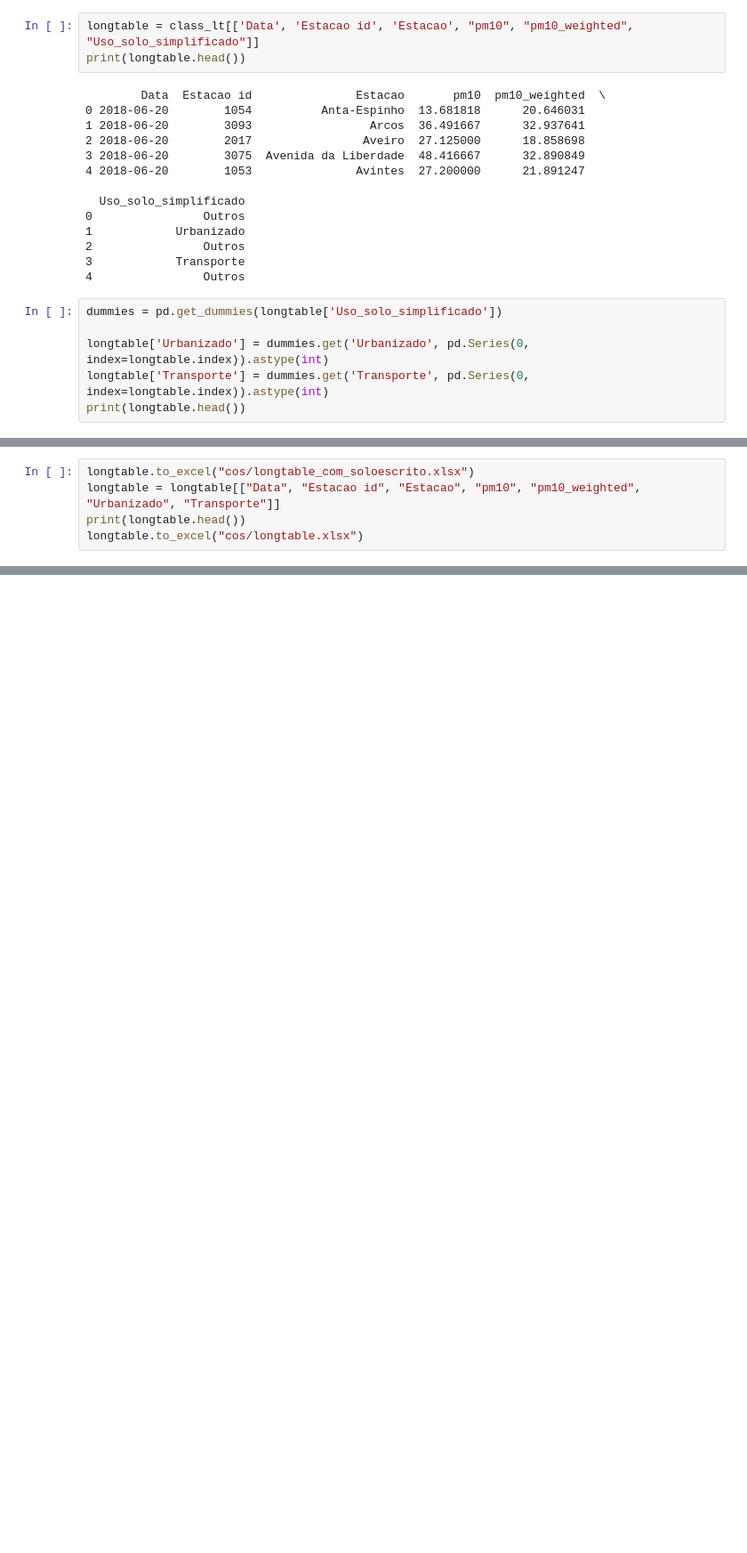
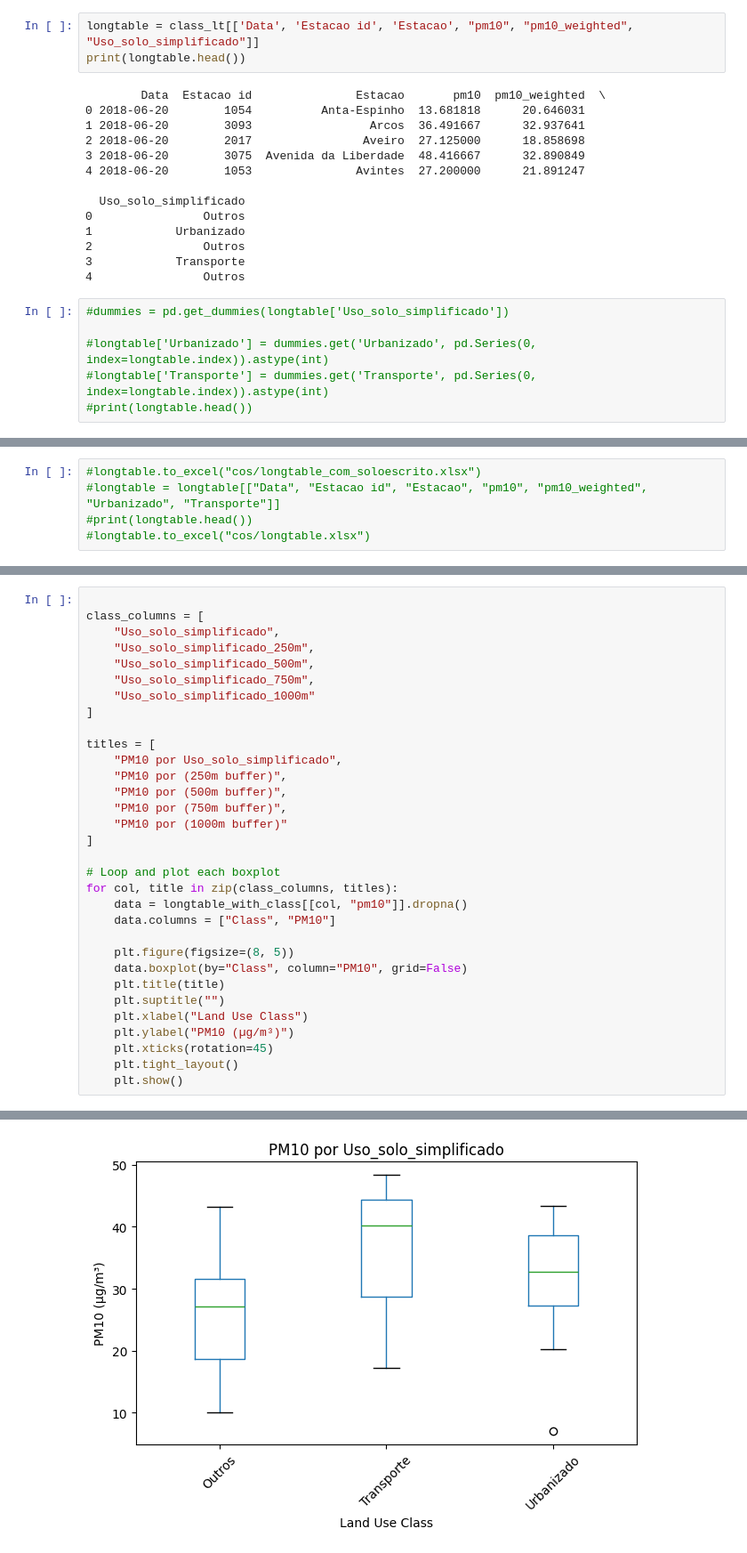
Before and after one commit to FC1104-XX/ProjIntegrador, a Jupyter notebook: processamento2.ipynb, the cells around one changed output, grey strips where cells are left out. Shown at 89% size. Saved outputs shown, nothing was run; the diff lists cells and outputs as text; blank space fills up the shorter version.

Commit message:
buffers

```diff
--- a/processamento2.ipynb
+++ b/processamento2.ipynb
@@ -244,8 +245,8 @@ print(longtable.head())
 3            Transporte
 4                Outros
 # %%
-dummies = pd.get_dummies(longtable['Uso_solo_simplificado'])
+#dummies = pd.get_dummies(longtable['Uso_solo_simplificado'])
 
-longtable['Urbanizado'] = dummies.get('Urbanizado', pd.Series(0, index=longtable.index)).astype(int)
-longtable['Transporte'] = dummies.get('Transporte', pd.Series(0, index=longtable.index)).astype(int)
-print(longtable.head())
+#longtable['Urbanizado'] = dummies.get('Urbanizado', pd.Series(0, index=longtable.index)).astype(int)
+#longtable['Transporte'] = dummies.get('Transporte', pd.Series(0, index=longtable.index)).astype(int)
+#print(longtable.head())
@@ -276,5 +253,5 @@ See the caveats in the documentation: https://pandas.pydata.org/pandas-docs/stab
 # %%
-longtable.to_excel("cos/longtable_com_soloescrito.xlsx")
-longtable = longtable[["Data", "Estacao id", "Estacao", "pm10", "pm10_weighted", "Urbanizado", "Transporte"]]
-print(longtable.head())
-longtable.to_excel("cos/longtable.xlsx")
+#longtable.to_excel("cos/longtable_com_soloescrito.xlsx")
+#longtable = longtable[["Data", "Estacao id", "Estacao", "pm10", "pm10_weighted", "Urbanizado", "Transporte"]]
+#print(longtable.head())
+#longtable.to_excel("cos/longtable.xlsx")
@@ -294,0 +386,33 @@ longtable.to_excel("cos/longtable.xlsx")
+# %%
+
+class_columns = [
+    "Uso_solo_simplificado",
+    "Uso_solo_simplificado_250m",
+    "Uso_solo_simplificado_500m",
+    "Uso_solo_simplificado_750m",
+    "Uso_solo_simplificado_1000m"
+]
+
+titles = [
+    "PM10 por Uso_solo_simplificado",
+    "PM10 por (250m buffer)",
+    "PM10 por (500m buffer)",
+    "PM10 por (750m buffer)",
+    "PM10 por (1000m buffer)"
+]
+
+# Loop and plot each boxplot
+for col, title in zip(class_columns, titles):
+    data = longtable_with_class[[col, "pm10"]].dropna()
+    data.columns = ["Class", "PM10"]
+
+    plt.figure(figsize=(8, 5))
+    data.boxplot(by="Class", column="PM10", grid=False)
+    plt.title(title)
+    plt.suptitle("")
+    plt.xlabel("Land Use Class")
+    plt.ylabel("PM10 (µg/m³)")
+    plt.xticks(rotation=45)
+    plt.tight_layout()
+    plt.show()
+# %% [output]
@@ -294,0 +420 @@ longtable.to_excel("cos/longtable.xlsx")
+[figure, added]
```
Also changed, not shown: parts of 9 cells of this notebook.
